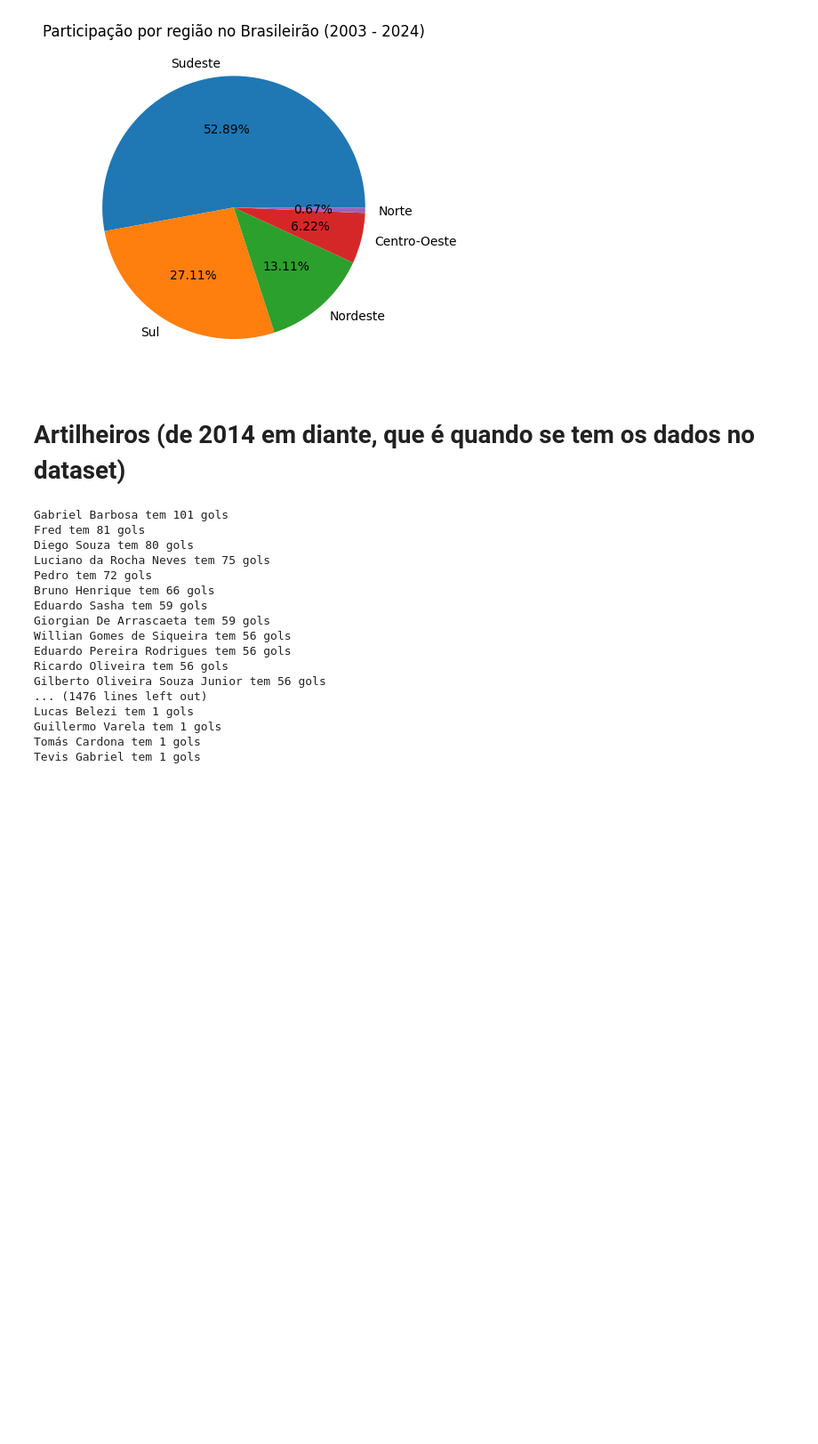
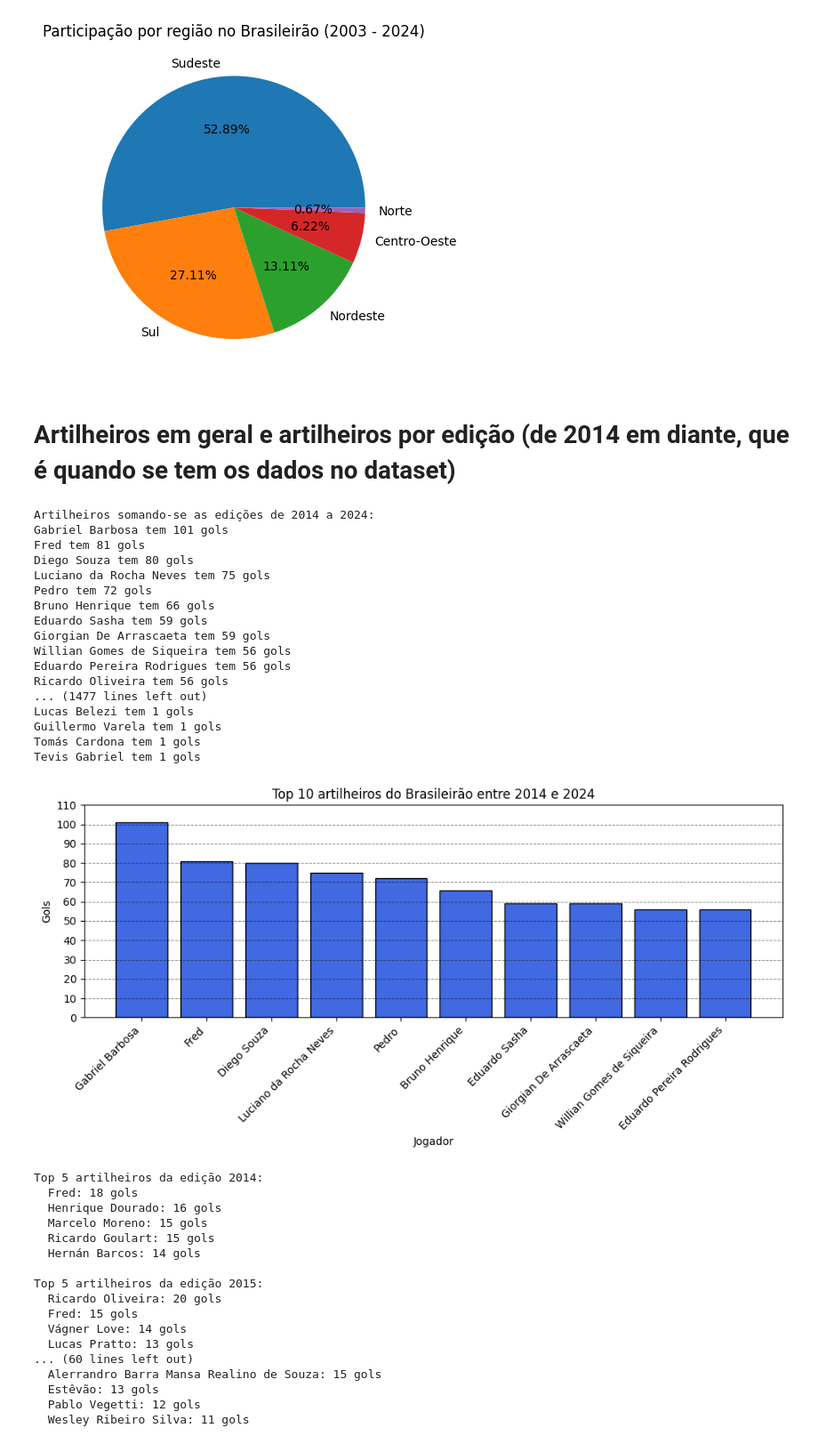
Before and after one commit to clebenjr/eda-brasileirao-pontos-corridos, a Jupyter notebook: analise.ipynb, the cells around one changed output. Shown at 89% size. Drawn from its saved outputs; the diff is of its cells as text; code cells hidden in the pictures; blank space fills up the shorter version.

Commit message:
adiciona gráfico para os artilheiros em geral e adiciona top 5 artilheiros por edicao

```diff
--- a/analise.ipynb
+++ b/analise.ipynb
@@ -389,37 +389,98 @@ Centro-Oeste: 6.22%
 Norte: 0.67%
 [figure]
 # %% [markdown]
-# Artilheiros (de 2014 em diante, que é quando se tem os dados no dataset)
+# Artilheiros em geral e artilheiros por edição (de 2014 em diante, que é quando se tem os dados no dataset)
 # %%
 df_gols = pd.read_csv(r"archive/campeonato-brasileiro-gols.csv", sep=',')
-
+#artilheiros entre 2014 e 2024
 artilheiros = {}
-
 for _, row in df_gols.iterrows():
     if row['tipo_de_gol'] != 'Gol Contra':
         if row['atleta'] in artilheiros:
             artilheiros[row['atleta']] += 1
         else:
             artilheiros[row['atleta']] = 1
 artilheiros = dict(sorted(artilheiros.items(), key = lambda x : x[1], reverse = True))
 
+print('Artilheiros somando-se as edições de 2014 a 2024:')
 for jogador in artilheiros:
     print(f'{jogador} tem {artilheiros[jogador]} gols')
+
+#Top 10 artilheiros do brasileirao de 2014 a 2024
+top_10_artilheiros = list(artilheiros.items())[:10]
+nomes = [atleta for atleta, gols in top_10_artilheiros]
+gols = [gol for atleta, gol in top_10_artilheiros]
+
+plt.figure(figsize=(10,5))
+bars = plt.bar(nomes, gols, color='royalblue', edgecolor='black', align='center')
+plt.xlabel('Jogador')
+plt.ylabel('Gols')
+plt.title('Top 10 artilheiros do Brasileirão entre 2014 e 2024')
+plt.xticks(ticks=range(len(nomes)), labels=nomes, rotation=45, ha='right')
+yticks = range(0, max(gols)+10, 10)
+plt.yticks(yticks)
+
+for y in yticks:
+    plt.axhline(y=y, color='black', linestyle='dashed', linewidth=0.7, alpha=0.5)
+
+plt.tight_layout()
+plt.show()
+
+#adicionado a coluna edicao em df_gol
+id_para_edicao = df.set_index('ID')['edicao'].to_dict()
+df_gols['edicao'] = df_gols['partida_id'].map(id_para_edicao)
+
+#artilheiros por edicao
+artilheiros_por_edicao = {}
+for _, row in df_gols.iterrows():
+    if row['edicao'] not in artilheiros_por_edicao:
+        artilheiros_por_edicao[row['edicao']] = {}
+    if row['atleta'] in artilheiros_por_edicao[row['edicao']]:
+        artilheiros_por_edicao[row['edicao']][row['atleta']] += 1
+    else:
+        artilheiros_por_edicao[row['edicao']][row['atleta']] = 1
+
+print()
+
+for edicao in sorted(artilheiros_por_edicao.keys()):
+    print(f"Top 5 artilheiros da edição {edicao}:")
+    artilheiros = sorted(artilheiros_por_edicao[edicao].items(), key=lambda x: x[1], reverse=True)[:5]
+    for atleta, gols in artilheiros:
+        print(f"  {atleta}: {gols} gols")
+    print()
 # %% [output]
+Artilheiros somando-se as edições de 2014 a 2024:
 Gabriel Barbosa tem 101 gols
 Fred tem 81 gols
 Diego Souza tem 80 gols
 Luciano da Rocha Neves tem 75 gols
 Pedro tem 72 gols
 Bruno Henrique tem 66 gols
 Eduardo Sasha tem 59 gols
 Giorgian De Arrascaeta tem 59 gols
 Willian Gomes de Siqueira tem 56 gols
 Eduardo Pereira Rodrigues tem 56 gols
 Ricardo Oliveira tem 56 gols
-Gilberto Oliveira Souza Junior tem 56 gols
-... (1476 lines left out)
+... (1477 lines left out)
 Lucas Belezi tem 1 gols
 Guillermo Varela tem 1 gols
 Tomás Cardona tem 1 gols
 Tevis Gabriel tem 1 gols
+[figure, added]
+Top 5 artilheiros da edição 2014:
+  Fred: 18 gols
+  Henrique Dourado: 16 gols
+  Marcelo Moreno: 15 gols
+  Ricardo Goulart: 15 gols
+  Hernán Barcos: 14 gols
+
+Top 5 artilheiros da edição 2015:
+  Ricardo Oliveira: 20 gols
+  Fred: 15 gols
+  Vágner Love: 14 gols
+  Lucas Pratto: 13 gols
+... (60 lines left out)
+  Alerrandro Barra Mansa Realino de Souza: 15 gols
+  Estêvão: 13 gols
+  Pablo Vegetti: 12 gols
+  Wesley Ribeiro Silva: 11 gols
```
